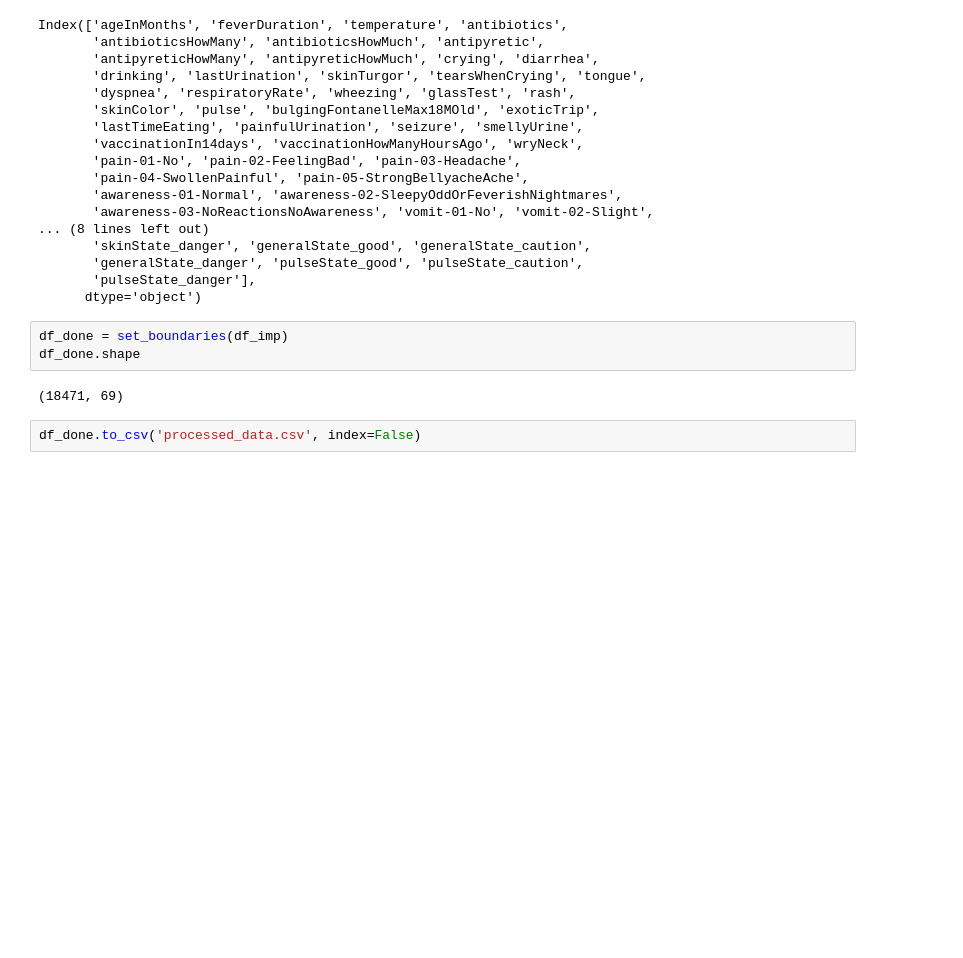
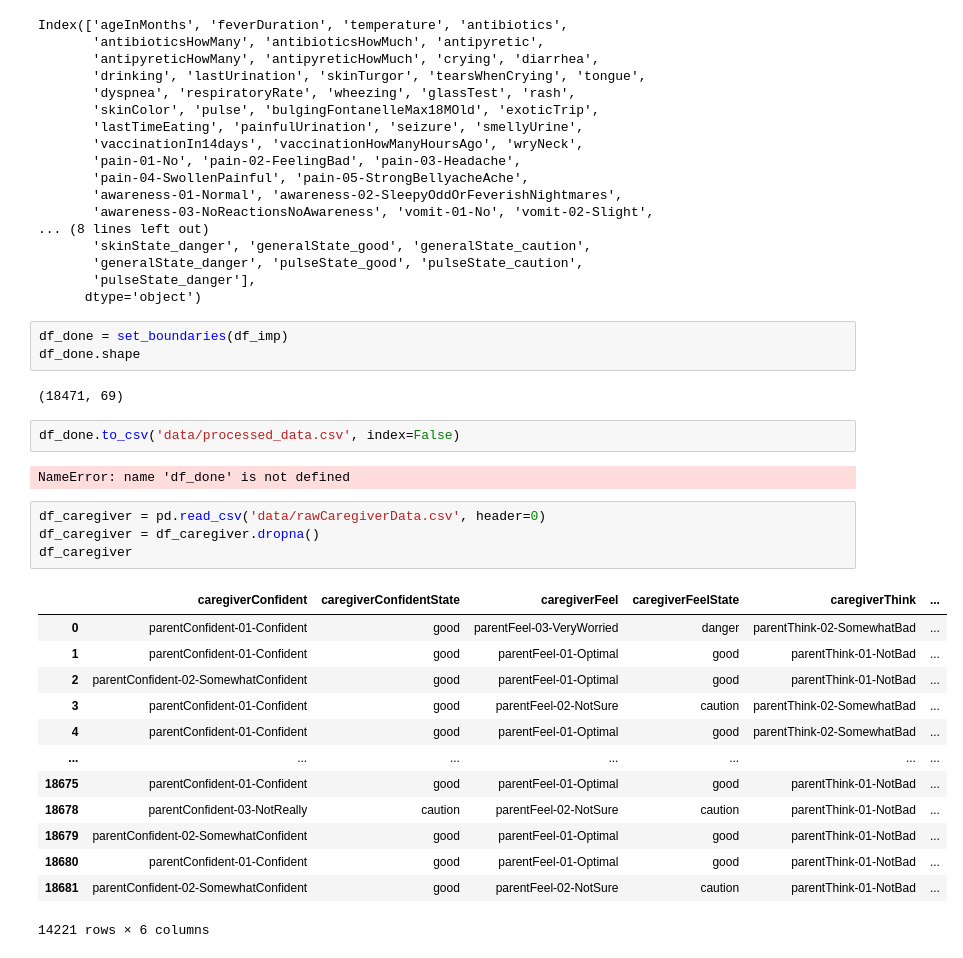
Before and after one commit to janoshr/ffa-model, a Jupyter notebook: preprocess.ipynb, the cells around one changed output. Saved outputs shown, nothing was run; the diff lists cells and outputs as text; blank space fills up the shorter version.

```diff
--- a/preprocess.ipynb
+++ b/preprocess.ipynb
@@ -521,4 +521,24 @@ df_done.shape
 # %% [output]
 (18471, 69)
 # %%
-df_done.to_csv('processed_data.csv', index=False)
+df_done.to_csv('data/processed_data.csv', index=False)
+# %% [output]
+NameError: name 'df_done' is not defined
+# %%
+df_caregiver = pd.read_csv('data/rawCaregiverData.csv', header=0)
+df_caregiver = df_caregiver.dropna()
+df_caregiver
+# %% [output]
+|  | caregiverConfident | caregiverConfidentState | caregiverFeel | caregiverFeelState | caregiverThink | ... |
+| 0 | parentConfident-01-Confident | good | parentFeel-03-VeryWorried | danger | parentThink-02-SomewhatBad | ... |
+| 1 | parentConfident-01-Confident | good | parentFeel-01-Optimal | good | parentThink-01-NotBad | ... |
+| 2 | parentConfident-02-SomewhatConfident | good | parentFeel-01-Optimal | good | parentThink-01-NotBad | ... |
+| 3 | parentConfident-01-Confident | good | parentFeel-02-NotSure | caution | parentThink-02-SomewhatBad | ... |
+| 4 | parentConfident-01-Confident | good | parentFeel-01-Optimal | good | parentThink-02-SomewhatBad | ... |
+| ... | ... | ... | ... | ... | ... | ... |
+| 18675 | parentConfident-01-Confident | good | parentFeel-01-Optimal | good | parentThink-01-NotBad | ... |
+| 18678 | parentConfident-03-NotReally | caution | parentFeel-02-NotSure | caution | parentThink-01-NotBad | ... |
+| 18679 | parentConfident-02-SomewhatConfident | good | parentFeel-01-Optimal | good | parentThink-01-NotBad | ... |
+| 18680 | parentConfident-01-Confident | good | parentFeel-01-Optimal | good | parentThink-01-NotBad | ... |
+| 18681 | parentConfident-02-SomewhatConfident | good | parentFeel-02-NotSure | caution | parentThink-01-NotBad | ... |
+14221 rows × 6 columns
```
Also changed, not shown: parts of 11 cells of this notebook, 1 other file.
